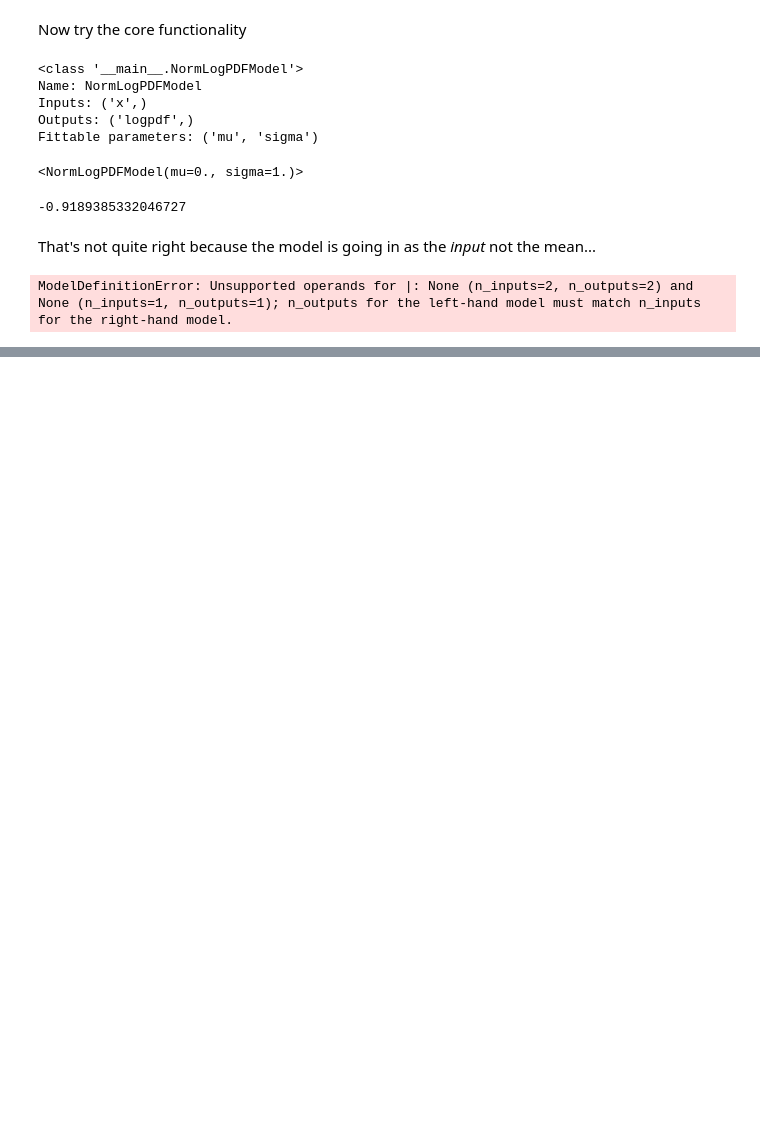
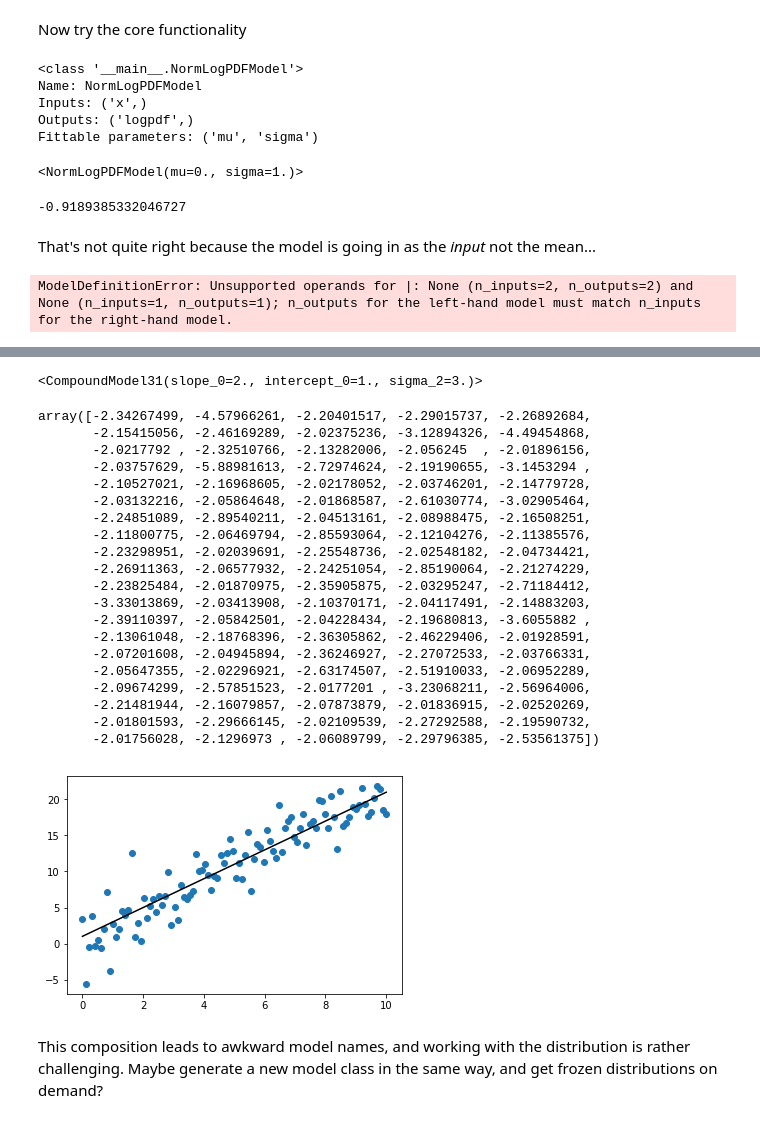
Before and after one commit to eteq/emceemr, a Jupyter notebook: notebooks/emceemr_first_experiments.ipynb, the cells around one changed output, grey strips where cells are left out. Cells and saved outputs as stored; diff of their text form; code cells hidden in the pictures; blank space fills up the shorter version.

```diff
--- a/notebooks/emceemr_first_experiments.ipynb
+++ b/notebooks/emceemr_first_experiments.ipynb
@@ -201,6 +201,7 @@ def generate_logpdfmodel_class(frozen_distribution,
     """
     if mean_model_param_name is None:
         mean_model_param_name = location_param_name
+
 
     dist = frozen_distribution.dist
     other_params, loc, scale = dist._parse_args(*frozen_distribution.args, **frozen_distribution.kwds)
@@ -220,16 +221,17 @@ def generate_logpdfmodel_class(frozen_distribution,
     mod = find_current_module(2)
     modname = mod.__name__ if mod else '__main__'
 
-    def log_pdf_with_meanmodel(*args, **kwargs):
-        print('init args', args, '|', kwargs)
-        kwargs[mean_model_param_name] = args[1]
-        print('calling w', args, kwargs)
-        return dist.logpdf(args[0], **kwargs)
+    def log_pdf_with_meanmodel(*args):
+        kwargs = dict(zip(params.keys(), args[2:]))
+        kwargs[mean_model_param_name] = args[0]
+        kwargs['loc'] = kwargs.pop(location_param_name)
+        kwargs['scale'] = kwargs.pop(scale_param_name)
+        return dist.logpdf(args[1], **kwargs)
 
     members = {
         '__module__': str(modname),
         'distribution': dist,
-        'inputs': ('data', 'mean_model'),
+        'inputs': ('mean_model_result', 'data'),
         'outputs': ('logpdf',),
         'evaluate': staticmethod(log_pdf_with_meanmodel),
     }
@@ -238,9 +240,7 @@ def generate_logpdfmodel_class(frozen_distribution,
     return type(dist.name.title() + 'LogPDFModel', (modeling.FittableModel,), members)
 
 
-noise_model_class = generate_logpdfmodel_class(stats.norm(), location_param_name='mu', scale_param_name='sigma')
+noise_model_class = generate_logpdfmodel_class(stats.norm(scale=3), location_param_name='mu', scale_param_name='sigma')
 noise_model = noise_model_class()
-
-combined_model = (modeling.models.Identity(1) & mean_model) | noise_model
-combined_model
+noise_model, noise_model.inputs
 # %% [output]
@@ -285,0 +248,37 @@ TypeError: _parse_args() got an unexpected keyword argument 'mu'
+# %%
+combined_model = (mean_model & modeling.models.Identity(1)) | noise_model
+combined_model
+# %% [output]
+<CompoundModel31(slope_0=2., intercept_0=1., sigma_2=3.)>
+# %%
+example_x = np.linspace(0, 10, 100)
+example_y = noise_model.distribution.rvs(loc=mean_model(example_x), scale=noise_model.sigma)
+
+plt.scatter(example_x, example_y)
+plt.plot(example_x, mean_model(example_x),c='k')
+
+combined_model(example_x, example_y)
+# %% [output]
+array([-2.34267499, -4.57966261, -2.20401517, -2.29015737, -2.26892684,
+       -2.15415056, -2.46169289, -2.02375236, -3.12894326, -4.49454868,
+       -2.0217792 , -2.32510766, -2.13282006, -2.056245  , -2.01896156,
+       -2.03757629, -5.88981613, -2.72974624, -2.19190655, -3.1453294 ,
+       -2.10527021, -2.16968605, -2.02178052, -2.03746201, -2.14779728,
+       -2.03132216, -2.05864648, -2.01868587, -2.61030774, -3.02905464,
+       -2.24851089, -2.89540211, -2.04513161, -2.08988475, -2.16508251,
+       -2.11800775, -2.06469794, -2.85593064, -2.12104276, -2.11385576,
+       -2.23298951, -2.02039691, -2.25548736, -2.02548182, -2.04734421,
+       -2.26911363, -2.06577932, -2.24251054, -2.85190064, -2.21274229,
+       -2.23825484, -2.01870975, -2.35905875, -2.03295247, -2.71184412,
+       -3.33013869, -2.03413908, -2.10370171, -2.04117491, -2.14883203,
+       -2.39110397, -2.05842501, -2.04228434, -2.19680813, -3.6055882 ,
+       -2.13061048, -2.18768396, -2.36305862, -2.46229406, -2.01928591,
+       -2.07201608, -2.04945894, -2.36246927, -2.27072533, -2.03766331,
+       -2.05647355, -2.02296921, -2.63174507, -2.51910033, -2.06952289,
+       -2.09674299, -2.57851523, -2.0177201 , -3.23068211, -2.56964006,
+       -2.21481944, -2.16079857, -2.07873879, -2.01836915, -2.02520269,
+       -2.01801593, -2.29666145, -2.02109539, -2.27292588, -2.19590732,
+       -2.01756028, -2.1296973 , -2.06089799, -2.29796385, -2.53561375])
+[figure, added]
+# %% [markdown]
+This composition leads to awkward model names, and working with the distribution is rather challenging.  Maybe generate a new model class in the same way, and get frozen distributions on demand?
```
Also changed, not shown: parts of 14 cells of this notebook.
